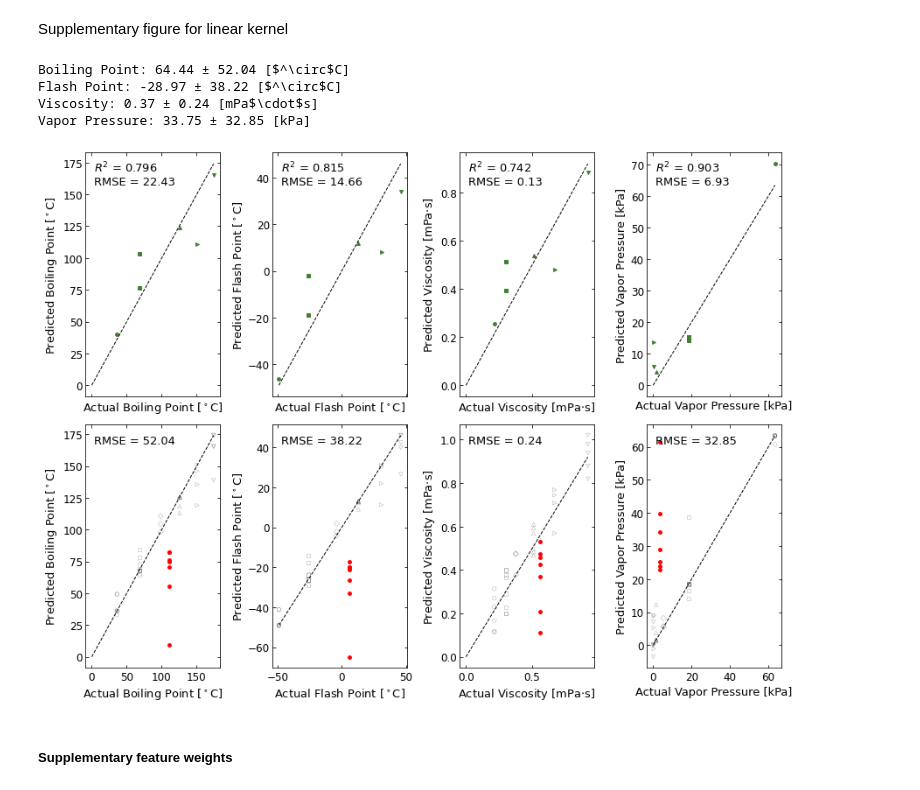
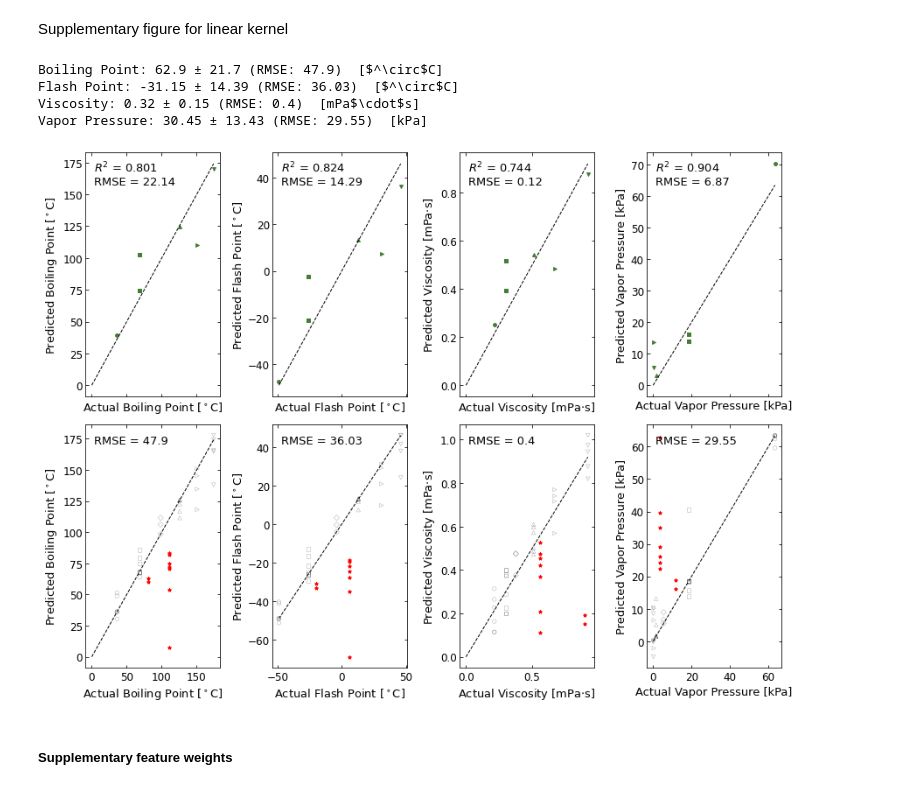
Before and after one commit to soerenbrandt/sniffing-sensor, a Jupyter notebook: figures/Fig5 - Property prediction.ipynb, the cells around one changed output. Drawn from its saved outputs; the diff is of its cells as text; code cells hidden in the pictures.

```diff
--- a/figures/Fig5 - Property prediction.ipynb
+++ b/figures/Fig5 - Property prediction.ipynb
@@ -65,7 +65,7 @@ def predict_property(property_, train_set, train_derivs, kernel = 'rbf'):
     return SVR
 
 
-def plot_property(ax, property_, SVR, test_set, test_derivs, train_set, train_derivs, label = 'Toluene prediction', color = 'r'):
+def plot_property(ax, property_, SVR, test_set, test_derivs, train_set, train_derivs=None, label = 'Toluene prediction', color = 'r', **kwargs):
     if property_ in ['Boiling Point', 'Flash Point']:
         adj_axes = 273.15
     elif property_ in ['Vapor Pressure', 'Viscosity']:
@@ -96,7 +96,7 @@ def plot_property(ax, property_, SVR, test_set, test_derivs, train_set, train_de
     # plot line representing 1:1 correspondence
     ax.plot(np.linspace(np.min(np.append(train_lbl-adj_axes,0)),np.max(train_lbl-adj_axes),100),np.linspace(np.min(np.append(train_lbl-adj_axes,0)),np.max(train_lbl-adj_axes),100),'--',c='k',linewidth=1)
 
-    if score > 0.5:
+    if train_derivs is None:
         # scatter predictions
         #ax.scatter(np.array(test_lbl-adj_axes),np.array(predicted-adj_axes),c=np.array([82/255., 157/255., 64/255.])*0.8,s=15, label = "Alkane prediction")
         for ind,lbl in enumerate([key for key,values in test_set.items() for value in values]):
@@ -109,16 +109,16 @@ def plot_property(ax, property_, SVR, test_set, test_derivs, train_set, train_de
         fitted = SVR.predict(train_derivs)
 
         # scatter predictions
-        ax.scatter(np.array(test_lbl-adj_axes),np.array(predicted-adj_axes),c=color, marker='o',s=15, label = label)
+        ax.scatter(np.array(test_lbl-adj_axes),np.array(predicted-adj_axes),c=color, marker=MARKER_DICT[list(test_set.keys())[0]],s=15, label=label)
 
         # scatter training
         #ax.scatter(np.array(train_lbl-adj_axes),np.array(fitted-adj_axes),c='None', marker='s',s=20,edgecolors=(0, 0, 0), alpha=0.3,linewidths=0.5, label = "Alkane training") # previous edgecolor = (68/255., 114/255., 196/255.) with alpha = None
         for ind,lbl in enumerate([key for key,values in train_set.items() for value in values]):
-            ax.scatter(np.array(train_lbl[ind]-adj_axes),np.array(fitted[ind]-adj_axes),c='None', marker=MARKER_DICT[lbl],s=20,edgecolors=(0, 0, 0), alpha=0.3,linewidths=0.5, label = "Alkane training")
+            ax.scatter(np.array(train_lbl[ind]-adj_axes),np.array(fitted[ind]-adj_axes),c='None', marker=MARKER_DICT[lbl],s=20,edgecolors=(0, 0, 0), alpha=kwargs.get("train_alpha", 0.3),linewidths=0.5, label = "Alkane training")
 
         # label
         ax.text(0.065,0.955, "RMSE = "+str(round(np.sqrt(np.sum((predicted-actual)**2)/N),2)), fontsize=13, verticalalignment='top', transform = ax.transAxes)
-        print(property_ + ': ' + str(np.mean(predicted-adj_axes).round(2)) + ' ± ' + str(round(np.sqrt(np.sum((predicted-actual)**2)/N),2)) + unit[property_])
+        print(f"{property_}: {np.mean(predicted-adj_axes).round(2)} ± {np.std(predicted-adj_axes).round(2)} (RMSE: {round(np.sqrt(np.sum((predicted-actual)**2)/N),2)}) {unit[property_]}")
 
     #plt.legend(loc="lower right", fontsize = 12, markerscale = 1.5)
     plt.tight_layout()
@@ -205,12 +190,12 @@ Length of experimental set loaded: 38
 # %% [markdown]
 ## Unknown analyte
 # %%
-toluene_set = PureCompounds(['Toluene'], filters=filters)
+ood_set = PureCompounds(['Toluene', 'Cyclohexane'], filters=filters)
 # %% [markdown]
 Load dataset
 # %%
-toluene_derivs, toluene_labels = DataLoader(toluene_set, transforms=[DerivTransform, NormalizeTransform]).load()
+ood_derivs, _ = DataLoader(ood_set, transforms=[DerivTransform, NormalizeTransform]).load()
 
-toluene_test_derivs, _ = sort_by_set(toluene_derivs, toluene_set)
+ood_test_derivs, ood_labels = sort_by_set(ood_derivs, ood_set)
 # %% [output]
 Loading experimental data
@@ -232,14 +216,20 @@ fig, ax = plt.subplots(2, len(SVR), sharex='col', sharey=False);
 fig.set_figwidth(12)
 fig.set_figheight(9)
 
+COLORS = {
+    "Toluene": "r",
+    "Cyclohexane": "orange"
+}
+
 for a, property_ in enumerate(PROPERTIES):
-    plot_property(ax[0,a], property_, SVR[property_], test_set, test_derivs, train_set, train_derivs);
-    plot_property(ax[1,a], property_, SVR[property_], toluene_set, toluene_test_derivs, train_set, train_derivs);
+    plot_property(ax[0,a], property_, SVR[property_], test_set, test_derivs, train_set);
+    for chem, items in ood_set.items():
+        print(chem, end=" ")
+        plot_property(ax[1,a], property_, SVR[property_], {chem: ood_set[chem]}, [ood_test_derivs[idx] for idx,lbl in enumerate(ood_labels) if lbl==chem], train_set, train_derivs, color=COLORS[chem]);
 
 for a in ax.flatten():
     if a.get_legend() != None:
         a.get_legend().remove()
 
-#ax[0,0].legend(loc="lower right", fontsize = legendsize, markerscale = 1.5);
-#ax[1,0].legend(loc="lower right", fontsize = legendsize, markerscale = 1.5);
+# fig.savefig('./Fig5 - Predicting physical properties.svg', dpi=1200)
 # %% [output]
@@ -262,21 +254,21 @@ for property_ in PROPERTIES:
 # %%
 fig, ax = plt.subplots(2, len(SVR), sharex='col', sharey=False);
 fig.set_figwidth(12)
 fig.set_figheight(9)
 
 for a, property_ in enumerate(PROPERTIES):
-    plot_property(ax[0,a], property_, linSVR[property_], test_set, test_derivs, train_set, train_derivs)
-    plot_property(ax[1,a], property_, linSVR[property_], toluene_set, toluene_test_derivs, train_set, train_derivs)
+    plot_property(ax[0,a], property_, linSVR[property_], test_set, test_derivs, train_set)
+    plot_property(ax[1,a], property_, linSVR[property_], ood_set, ood_test_derivs, train_set, train_derivs)
 
 for a in ax.flatten():
     if a.get_legend() != None:
         a.get_legend().remove()
 # %% [output]
-Boiling Point: 64.44 ± 52.04 [$^\circ$C]
-Flash Point: -28.97 ± 38.22 [$^\circ$C]
-Viscosity: 0.37 ± 0.24 [mPa$\cdot$s]
-Vapor Pressure: 33.75 ± 32.85 [kPa]
+Boiling Point: 62.9 ± 21.7 (RMSE: 47.9)  [$^\circ$C]
+Flash Point: -31.15 ± 14.39 (RMSE: 36.03)  [$^\circ$C]
+Viscosity: 0.32 ± 0.15 (RMSE: 0.4)  [mPa$\cdot$s]
+Vapor Pressure: 30.45 ± 13.43 (RMSE: 29.55)  [kPa]
-[figure, old version]
+[figure, new version]
 # %% [markdown]
 ##### Supplementary feature weights
 # %%
```
Also changed, not shown: parts of 27 cells of this notebook, 6 other files.
